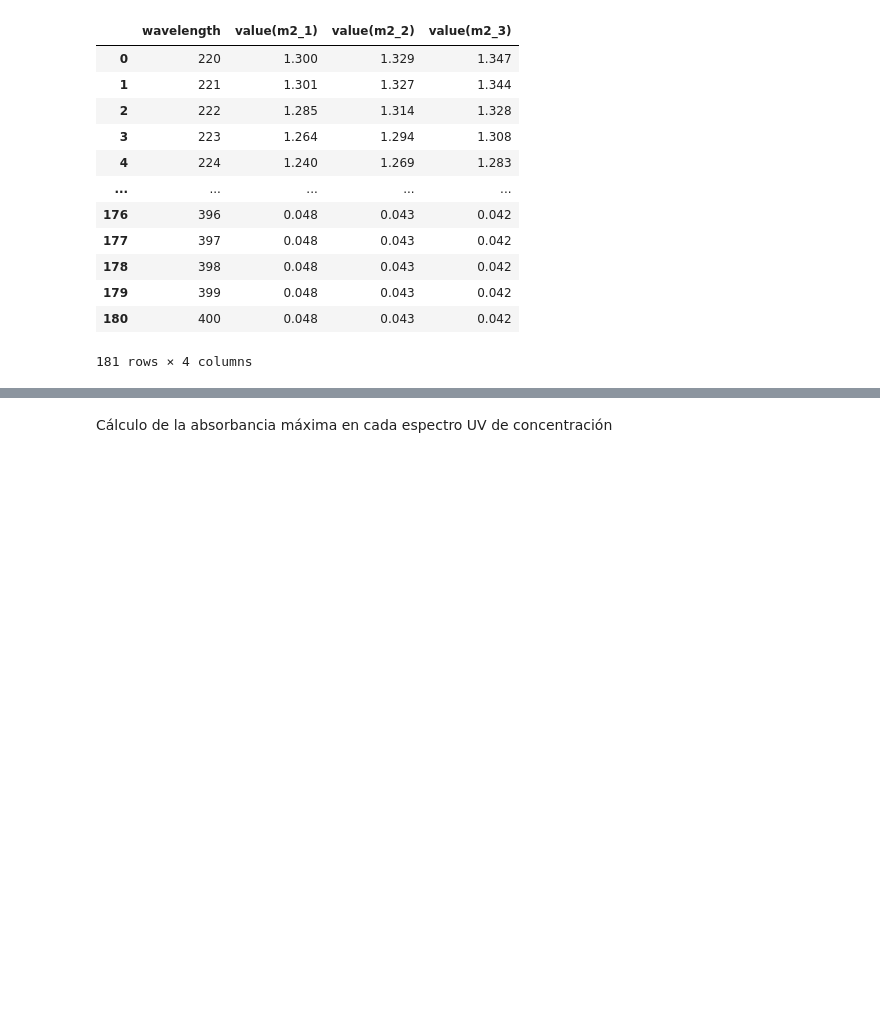
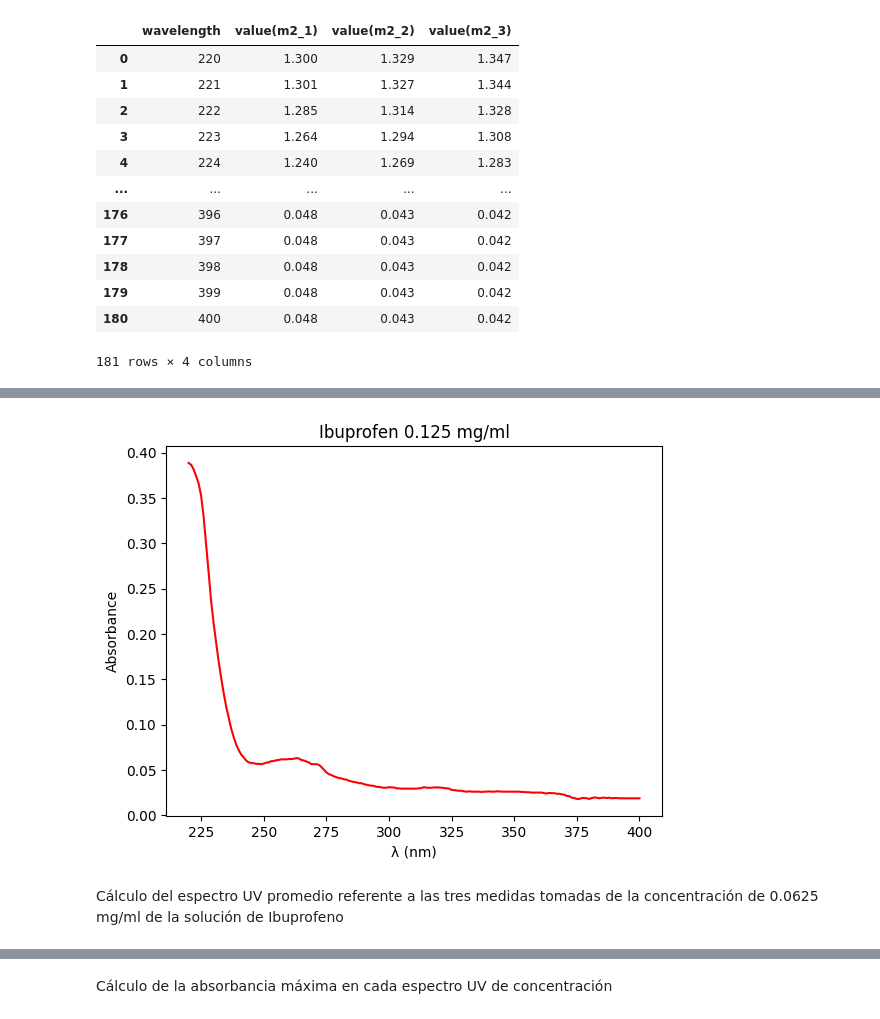
Before and after one commit to FelipeOcampo03/progamacioning, a Jupyter notebook: ProyectoProgramacionIng.ipynb, the cells around one changed output, grey strips where cells are left out. Cells and saved outputs as stored; diff of their text form; code cells hidden in the pictures; blank space fills up the shorter version.

```diff
--- a/ProyectoProgramacionIng.ipynb
+++ b/ProyectoProgramacionIng.ipynb
@@ -246,0 +158,12 @@ plt.show()
+# %%
+#Graficamos el Espectro UV del Ibuprofeno en una concentración de 0.125 mg/ml
+plt.figure()
+plt.plot(wavelength, C4, color='red', linestyle='solid')
+plt.title('Ibuprofen 0.125 mg/ml')
+plt.xlabel('λ (nm)')
+plt.ylabel('Absorbance')
+plt.show()
+# %% [output]
+[figure, added]
+# %% [markdown]
+Cálculo del espectro UV promedio referente a las tres medidas tomadas de la concentración de 0.0625 mg/ml de la solución de Ibuprofeno
```
Also changed, not shown: parts of 49 cells of this notebook.
